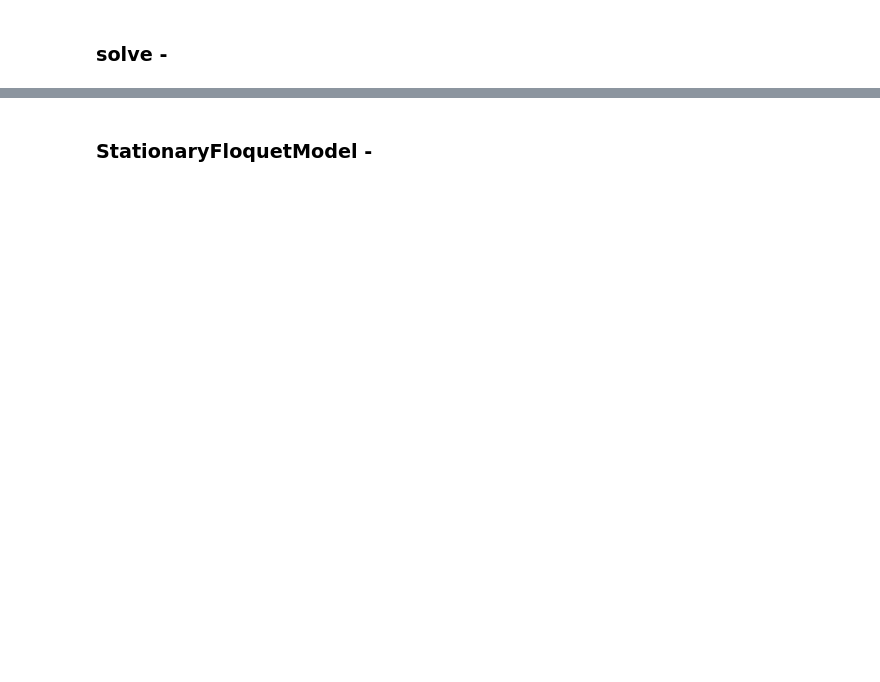
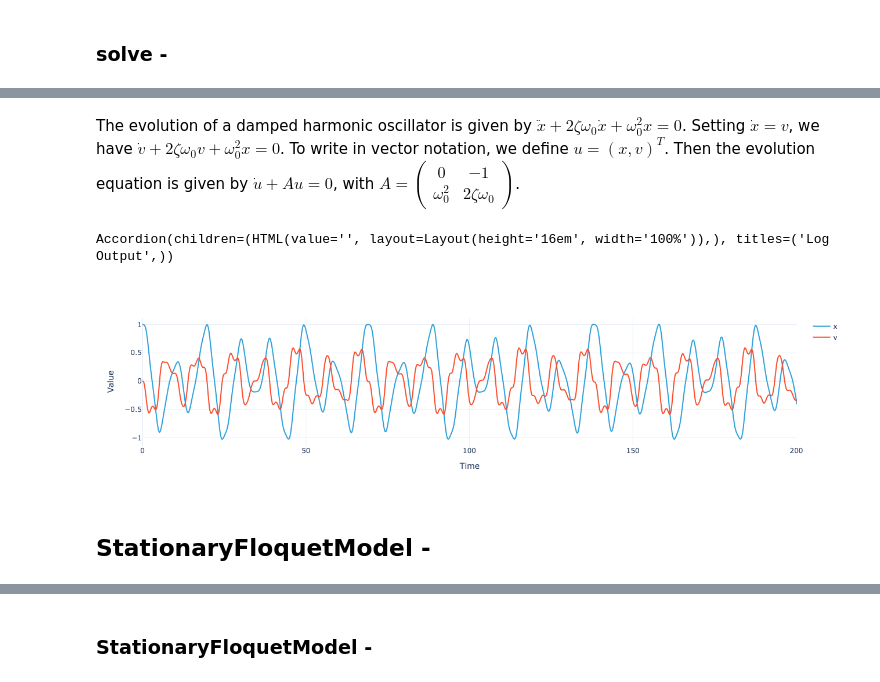
Before and after one commit to simonkeys/pylgs, a Jupyter notebook: nbs/api/pymor/models.ipynb, the cells around one changed output, grey strips where cells are left out. Drawn from its saved outputs; the diff is of its cells as text; code cells hidden in the pictures; blank space fills up the shorter version.

```diff
--- a/nbs/api/pymor/models.ipynb
+++ b/nbs/api/pymor/models.ipynb
@@ -112,3 +189,33 @@ class InstationaryModel(InstationaryModel):
         visualizer=visualizer,
         name=name,
     )
+# %% [markdown]
+The evolution of a damped harmonic oscillator is given by $\ddot{x}+2\zeta\omega_0 \dot{x} + \omega_0^2 x = 0$. Setting $\dot{x}=v$, we have $\dot{v}+2\zeta\omega_0 v + \omega_0^2 x = 0$. To write in vector notation, we define $u=(x, v)^T$. Then the evolution equation is given by $\dot{u}+ Au=0$, with $A = \begin{pmatrix}0 & -1 \\ \omega_0^2 & 2\zeta\omega_0\end{pmatrix}$.
+# %%
+dof = Coordinates({'dof': ('dof', ['x', 'v'], {'long_name': "Degrees of freedom"})})
+space = XarrayVectorSpace(dof)
+A = XarrayMatrixOperator(np.array([[0., -1.], [0., 0.]]), source=space, range=space)
+B = XarrayMatrixOperator(np.array([[0., 0.], [1., 0.]]), source=space, range=space)
+C = XarrayMatrixOperator(np.array([[0., 0.], [0., 1.]]), source=space, range=space)
+operator = LincombOperator(
+    [A, B, C],
+    [
+        1.,
+        ExpressionParameterFunctional("w0**2", Parameters({'w0': 1})),
+        ExpressionParameterFunctional("2*w0*c", Parameters({'w0': 1, 'c': 1}))
+    ]
+)
+rhs = space.from_numpy(np.array([[0], [0.]]))
+# %%
+initial_data = space.from_numpy(np.array([1., 0.]))
+T = 200
+# %%
+instationary = InstationaryModel(T, initial_data, operator, rhs, time_stepper=AdamsTimeStepper(), num_values=1000)
+# %%
+instationary_sol = instationary.solve(dict(c=.4, w0="sin(t)"))
+# %% [output]
+Accordion(children=(HTML(value='', layout=Layout(height='16em', width='100%')),), titles=('Log Output',))
+# %%
+instationary_sol.visualize()
+# %% [output]
+[figure, added]
@@ -114,0 +265,2 @@ class InstationaryModel(InstationaryModel):
+# %% [markdown]
+## StationaryFloquetModel -
```
Also changed, not shown: parts of 106 cells of this notebook, 1 other file.
